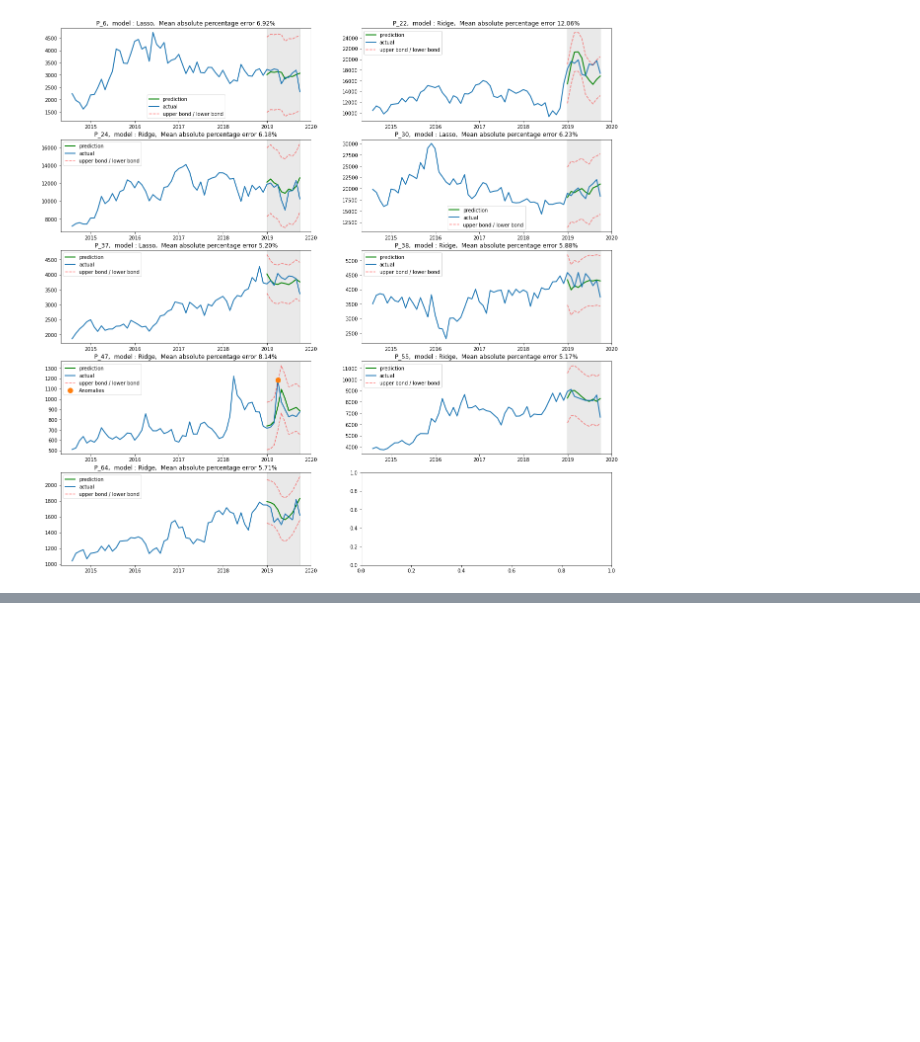
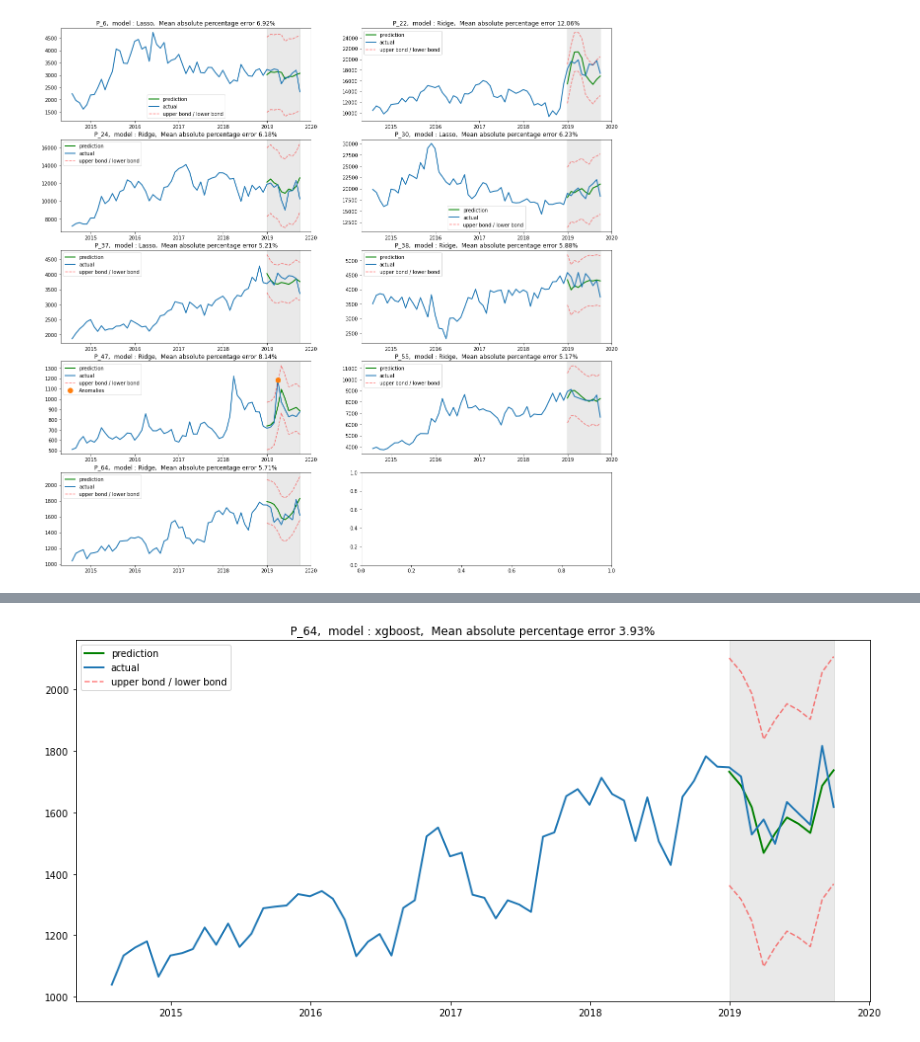
Before and after one commit to Mounji-Salma/Forecasting_App, a Jupyter notebook: ML.ipynb, the cells around one changed output, grey strips where cells are left out. Saved outputs shown, nothing was run; the diff lists cells and outputs as text; code cells hidden in the pictures; blank space fills up the shorter version.

```diff
--- a/ML.ipynb
+++ b/ML.ipynb
@@ -545,0 +687,9 @@ plt.plot(pd.concat([y_train, y_test]), label="actual", linewidth=2.0)
+# %%
+plotModelResults([["xgboost", reg]],
+                         X_train=X_train,
+                         X_test=X_test,
+                         y_train=y_train,
+                         y_test=y_test,
+                         plot_intervals=True, plot_anomalies=True)
+# %% [output]
+[figure, added]
```
Also changed, not shown: parts of 22 cells of this notebook, 3 other files.
